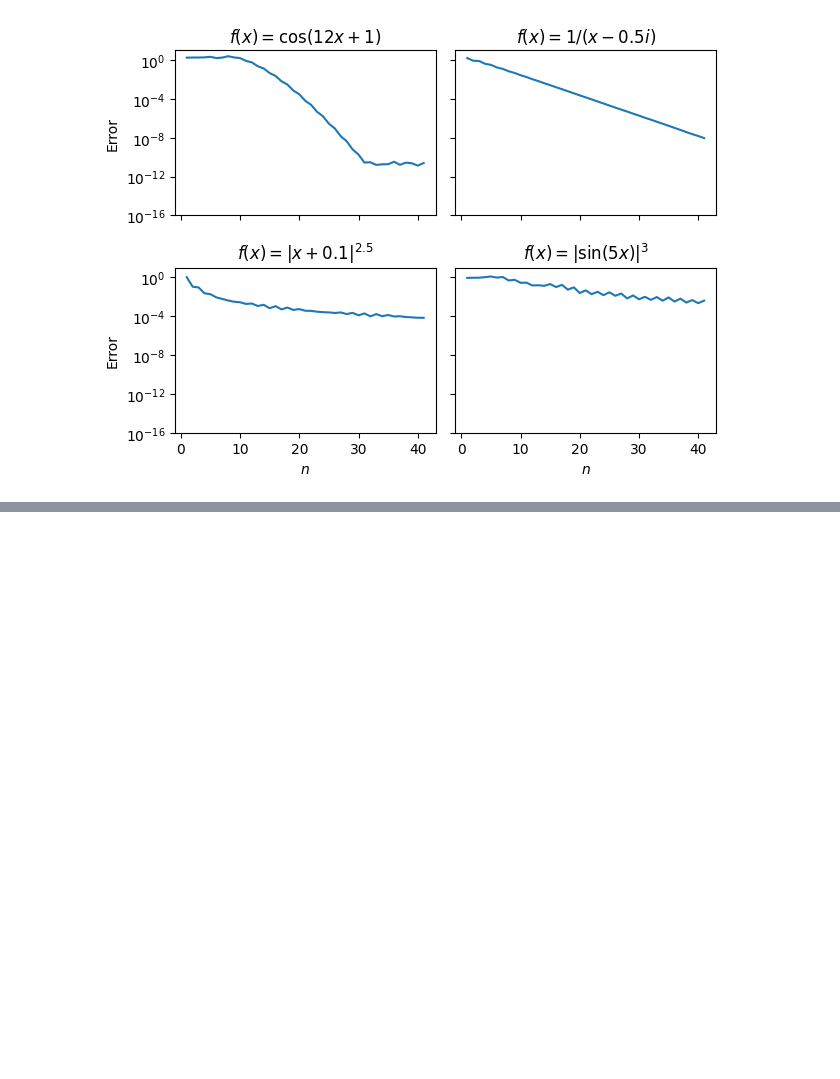
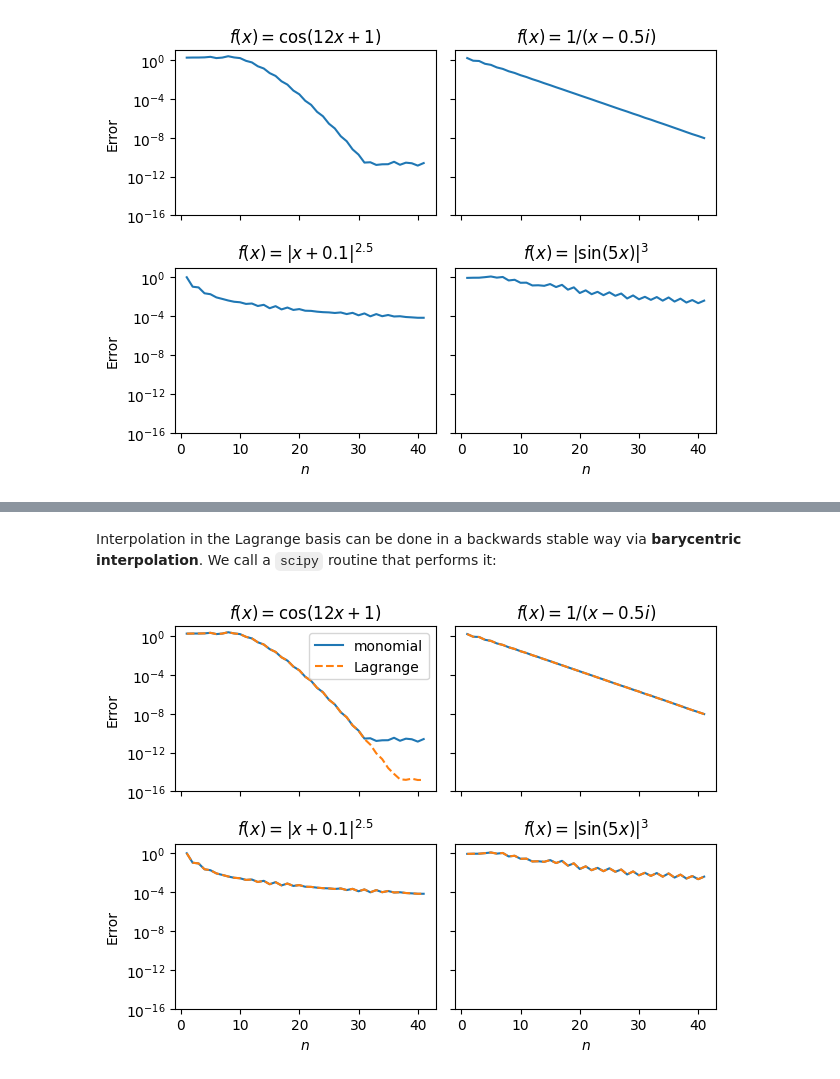
Before and after one commit to cu-comptools/fall2024, a Jupyter notebook: poly_interp.ipynb, the cells around one changed output, grey strips where cells are left out. Drawn from its saved outputs; the diff is of its cells as text; code cells hidden in the pictures; blank space fills up the shorter version.

Commit message:
Comparison of vdm and barycentric interp

```diff
--- a/poly_interp.ipynb
+++ b/poly_interp.ipynb
@@ -178,0 +205,2 @@ plt.tight_layout();plt.show()
+# %% [markdown]
+Interpolation in the Lagrange basis can be done in a backwards stable way via **barycentric interpolation**. We call a `scipy` routine that performs it:
@@ -178,0 +209,25 @@ plt.tight_layout();plt.show()
+# %%
+baryint = lambda n, f: sciint.barycentric_interpolate(chebx(n), f(chebx(n)), x_star)
+
+f = lambda x: np.cos(12*x + 1)
+err1b = np.array([np.max(np.abs(f(x_star) - baryint(m, f))) for m in n])
+
+f = lambda x: 1/(x - 0.5*1j)
+err2b = np.array([np.max(np.abs(f(x_star) - baryint(m, f))) for m in n])
+
+f = lambda x: np.abs(x + 0.1)**2.5
+err3b = np.array([np.max(np.abs(f(x_star) - baryint(m, f))) for m in n])
+
+f = lambda x: np.abs(np.sin(5*x))**3
+err4b = np.array([np.max(np.abs(f(x_star) - baryint(m, f))) for m in n])
+
+fig, ax = plt.subplots(2, 2, sharex = True, sharey = True)
+plt.ylim((1e-16,1e1))
+ax[0,0].semilogy(n, err1, label = "monomial");ax[0,1].semilogy(n, err2);ax[1,0].semilogy(n, err3);ax[1,1].semilogy(n, err4)
+ax[0,0].semilogy(n, err1b, '--', label = "Lagrange");ax[0,1].semilogy(n, err2b, '--');ax[1,0].semilogy(n, err3b, '--');ax[1,1].semilogy(n, err4b, '--')
+ax[1,0].set_xlabel("$n$");ax[1,1].set_xlabel("$n$");ax[0,0].set_ylabel("Error");ax[1,0].set_ylabel("Error")
+ax[0,0].set_title("$f(x) = \cos(12x + 1)$");ax[0,1].set_title("$f(x) = 1/(x - 0.5i)$");ax[1,0].set_title("$f(x) = |x + 0.1|^{2.5}$");ax[1,1].set_title("$f(x) = |\sin(5x)|^3$")
+ax[0,0].legend()
+plt.tight_layout();plt.show()
+# %% [output]
+[figure, added]
```
Also changed, not shown: parts of 4 cells of this notebook.
